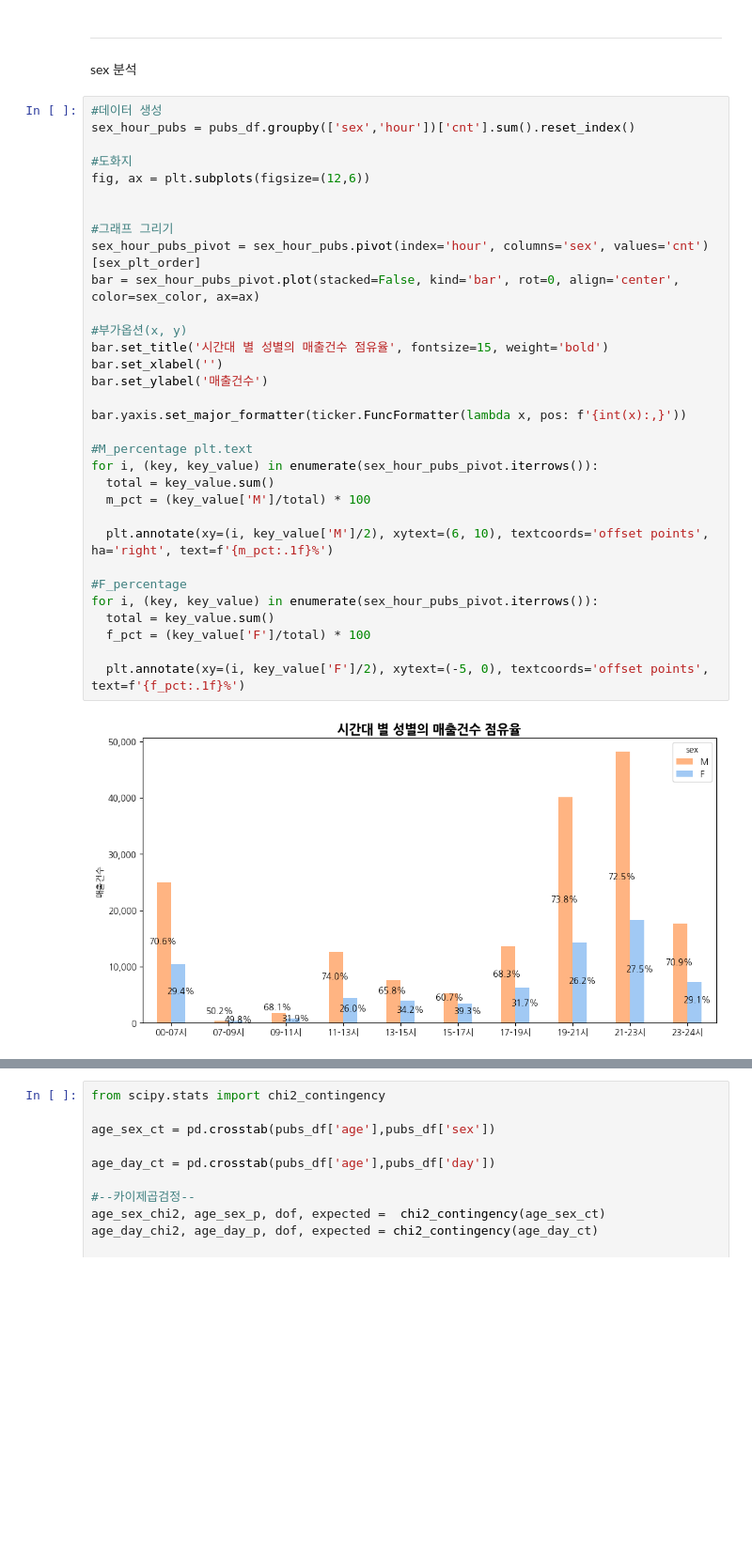
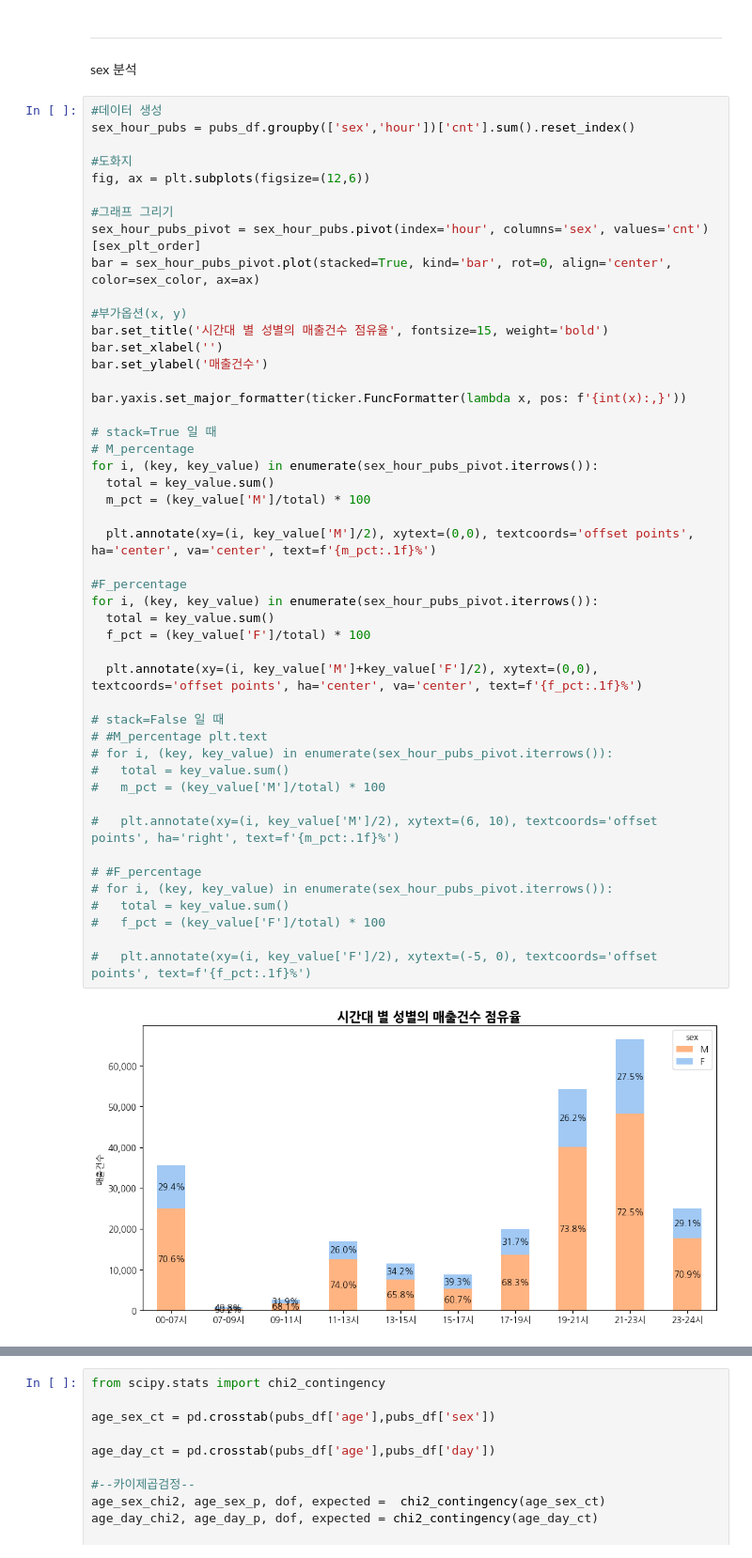
Before and after one commit to Jinwo0o-develop/Data_Analysis_Archive, a Jupyter notebook: 02_src/01_small_pubs/01_notebooks/01_eda_visual.ipynb, the cells around one changed output, grey strips where cells are left out. Shown at 94% size. Cells and saved outputs as stored; diff of their text form; blank space fills up the shorter version.

```diff
--- a/02_src/01_small_pubs/01_notebooks/01_eda_visual.ipynb
+++ b/02_src/01_small_pubs/01_notebooks/01_eda_visual.ipynb
@@ -391,37 +392,52 @@ sex 분석
 # %%
 #데이터 생성
 sex_hour_pubs = pubs_df.groupby(['sex','hour'])['cnt'].sum().reset_index()
 
 #도화지
 fig, ax = plt.subplots(figsize=(12,6))
 
-
 #그래프 그리기
 sex_hour_pubs_pivot = sex_hour_pubs.pivot(index='hour', columns='sex', values='cnt')[sex_plt_order]
-bar = sex_hour_pubs_pivot.plot(stacked=False, kind='bar', rot=0, align='center', color=sex_color, ax=ax)
+bar = sex_hour_pubs_pivot.plot(stacked=True, kind='bar', rot=0, align='center', color=sex_color, ax=ax)
 
 #부가옵션(x, y)
 bar.set_title('시간대 별 성별의 매출건수 점유율', fontsize=15, weight='bold')
 bar.set_xlabel('')
 bar.set_ylabel('매출건수')
 
 bar.yaxis.set_major_formatter(ticker.FuncFormatter(lambda x, pos: f'{int(x):,}'))
 
-#M_percentage plt.text
+# stack=True 일 때
+# M_percentage
 for i, (key, key_value) in enumerate(sex_hour_pubs_pivot.iterrows()):
   total = key_value.sum()
   m_pct = (key_value['M']/total) * 100
 
-  plt.annotate(xy=(i, key_value['M']/2), xytext=(6, 10), textcoords='offset points', ha='right', text=f'{m_pct:.1f}%')
+  plt.annotate(xy=(i, key_value['M']/2), xytext=(0,0), textcoords='offset points', ha='center', va='center', text=f'{m_pct:.1f}%')
 
 #F_percentage
 for i, (key, key_value) in enumerate(sex_hour_pubs_pivot.iterrows()):
   total = key_value.sum()
   f_pct = (key_value['F']/total) * 100
 
-  plt.annotate(xy=(i, key_value['F']/2), xytext=(-5, 0), textcoords='offset points', text=f'{f_pct:.1f}%')
+  plt.annotate(xy=(i, key_value['M']+key_value['F']/2), xytext=(0,0), textcoords='offset points', ha='center', va='center', text=f'{f_pct:.1f}%')
+
+# stack=False 일 때
+# #M_percentage plt.text
+# for i, (key, key_value) in enumerate(sex_hour_pubs_pivot.iterrows()):
+#   total = key_value.sum()
+#   m_pct = (key_value['M']/total) * 100
+
+#   plt.annotate(xy=(i, key_value['M']/2), xytext=(6, 10), textcoords='offset points', ha='right', text=f'{m_pct:.1f}%')
+
+# #F_percentage
+# for i, (key, key_value) in enumerate(sex_hour_pubs_pivot.iterrows()):
+#   total = key_value.sum()
+#   f_pct = (key_value['F']/total) * 100
+
+#   plt.annotate(xy=(i, key_value['F']/2), xytext=(-5, 0), textcoords='offset points', text=f'{f_pct:.1f}%')
 # %% [output]
-[figure, old version]
+[figure, new version]
 # %%
 #데이터 생성
 sex_hour_pubs = pubs_df.groupby(['sex','hour'])['amt'].sum().reset_index()
```
Also changed, not shown: parts of 15 cells of this notebook, 5 other files.
